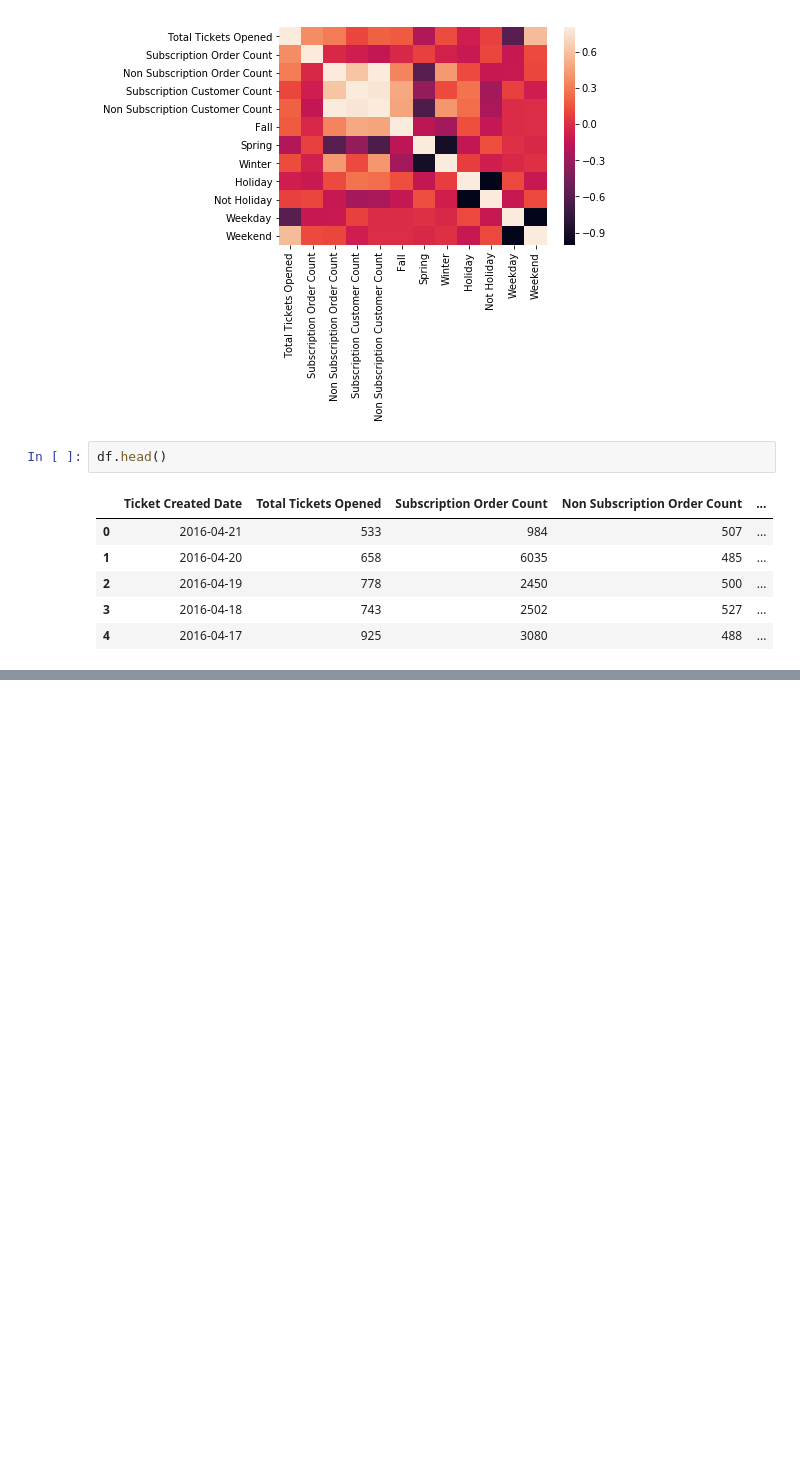
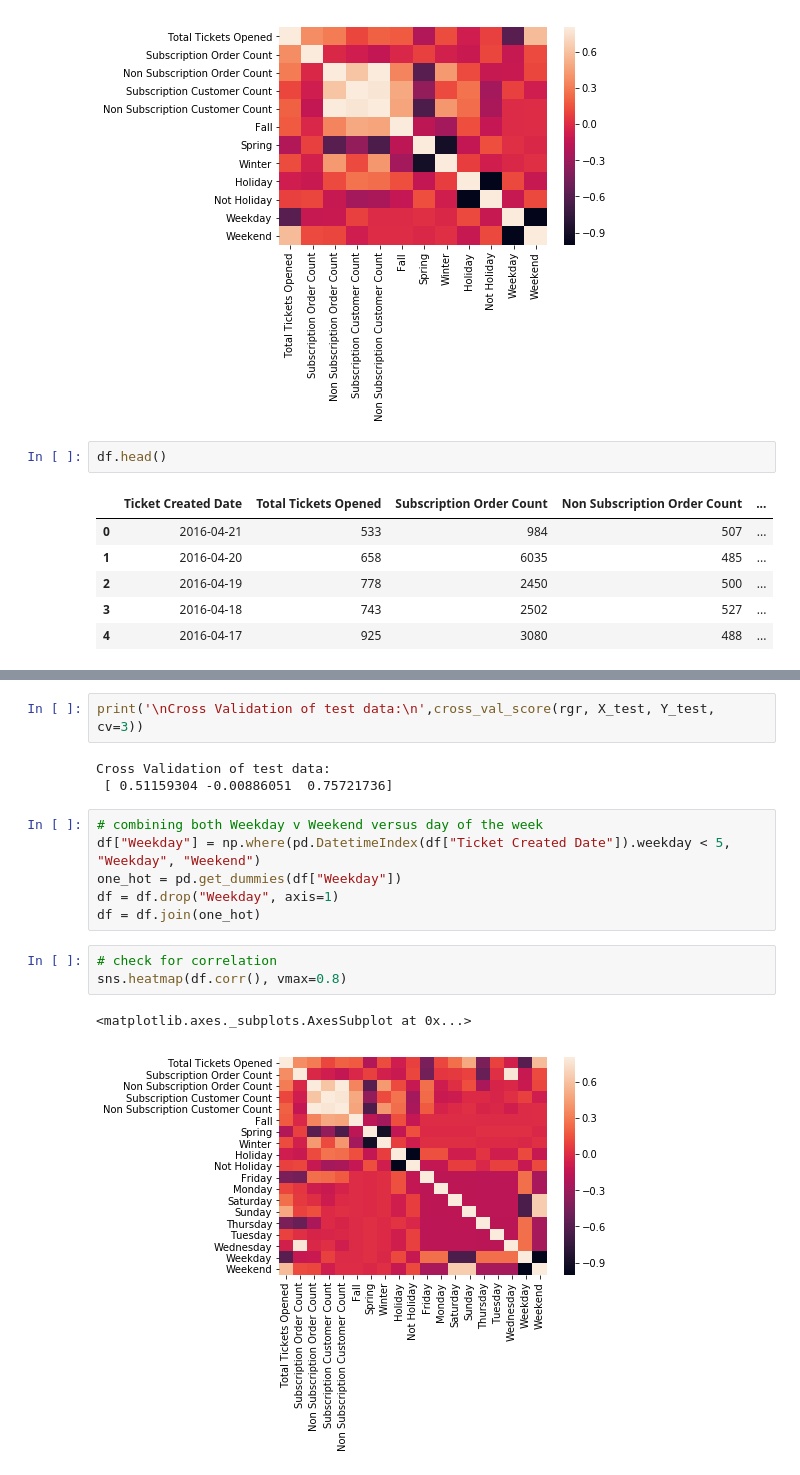
Before and after one commit to brianjinkim/Assorted, a Jupyter notebook: MR.ipynb, the cells around one changed output, grey strips where cells are left out. Drawn from its saved outputs; the diff is of its cells as text; blank space fills up the shorter version.

```diff
--- a/MR.ipynb
+++ b/MR.ipynb
@@ -209,0 +251,17 @@ df.to_csv("Data/Modified_MR_DS.csv")
+# %%
+print('\nCross Validation of test data:\n',cross_val_score(rgr, X_test, Y_test, cv=3))
+# %% [output]
+Cross Validation of test data:
+ [ 0.51159304 -0.00886051  0.75721736]
+# %%
+# combining both Weekday v Weekend versus day of the week
+df["Weekday"] = np.where(pd.DatetimeIndex(df["Ticket Created Date"]).weekday < 5, "Weekday", "Weekend")
+one_hot = pd.get_dummies(df["Weekday"])
+df = df.drop("Weekday", axis=1)
+df = df.join(one_hot)
+# %%
+# check for correlation
+sns.heatmap(df.corr(), vmax=0.8)
+# %% [output]
+<matplotlib.axes._subplots.AxesSubplot at 0x...>
+[figure, added]
```
Also changed, not shown: parts of 18 cells of this notebook.
